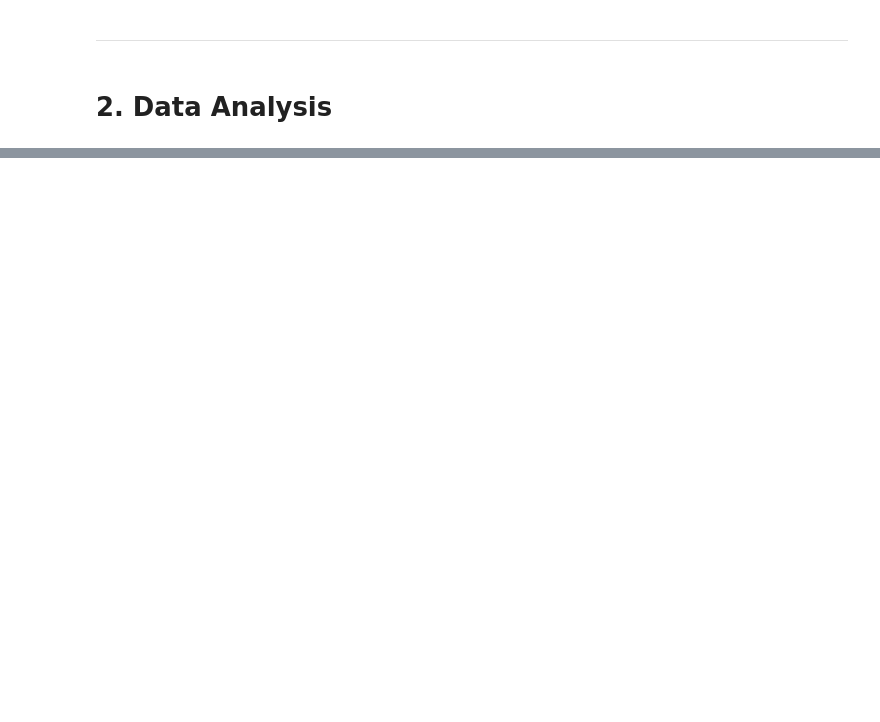
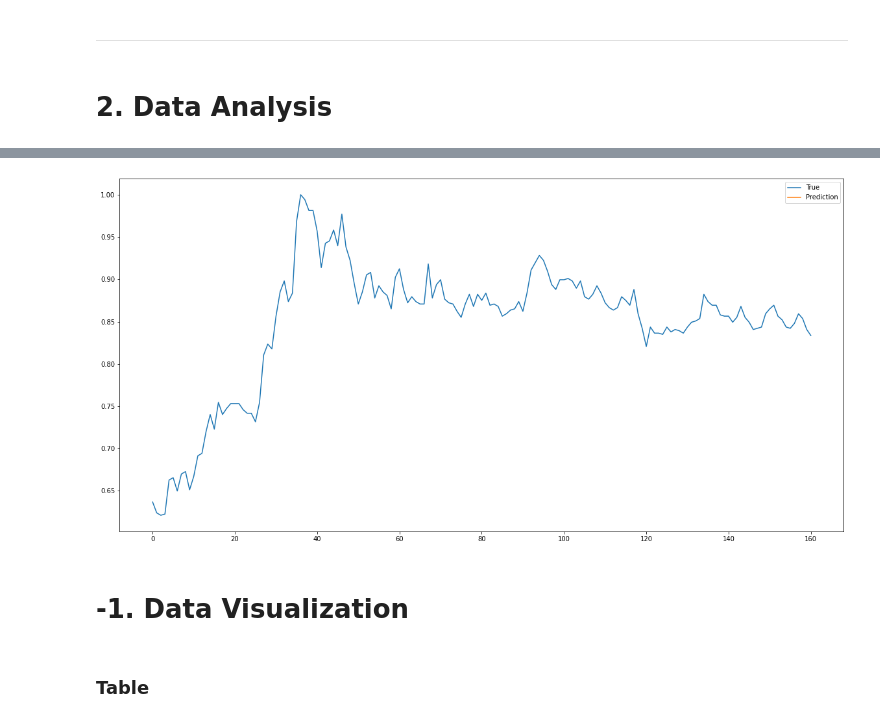
Before and after one commit to giyukim/21SWAI, a Jupyter notebook: ml/[SWAI] Backend Stock Data MachineLearning - Notebook.ipynb, the cells around one changed output, grey strips where cells are left out. Drawn from its saved outputs; the diff is of its cells as text; code cells hidden in the pictures; blank space fills up the shorter version.

```diff
--- a/ml/[SWAI] Backend Stock Data MachineLearning - Notebook.ipynb
+++ b/ml/[SWAI] Backend Stock Data MachineLearning - Notebook.ipynb
@@ -121,0 +194,15 @@ Loading BokehJS ...
+# %%
+pred = model.predict(validation_x)
+
+fig = plt.figure(facecolor='white', figsize=(20, 10))
+ax = fig.add_subplot(111)
+ax.plot(validation_y, label='True')
+ax.plot(pred, label='Prediction')
+ax.legend()
+plt.show()
+# %% [output]
+[figure, added]
+# %% [markdown]
+# -1. Data Visualization
+# %% [markdown]
+### Table
```
Also changed, not shown: parts of 21 cells of this notebook, 3 other files.
